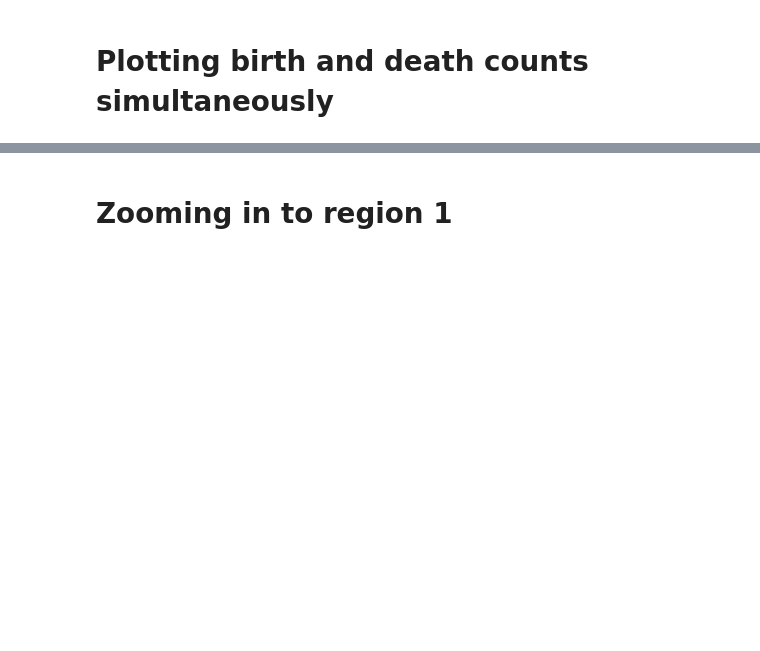
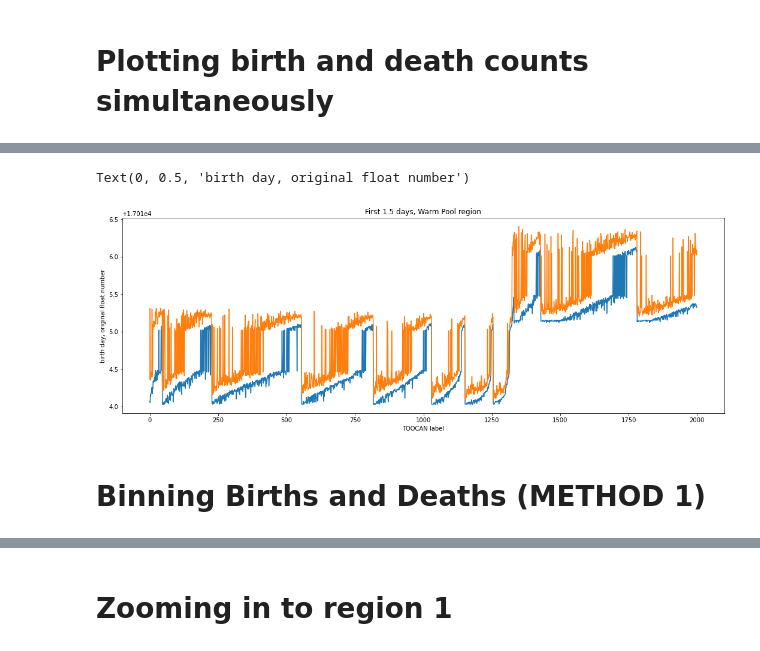
Before and after one commit to bfildier/stage-2023-rain-extremes-timing-intensity, a Jupyter notebook: scripts/start/MCS_properties/births_deaths.ipynb, the cells around one changed output, grey strips where cells are left out. Cells and saved outputs as stored; diff of their text form; code cells hidden in the pictures; blank space fills up the shorter version.

```diff
--- a/scripts/start/MCS_properties/births_deaths.ipynb
+++ b/scripts/start/MCS_properties/births_deaths.ipynb
@@ -348,0 +302,17 @@ checking if 12h-23h range is possible:
+# %%
+in_times_float = attr_list(toocan, "Utime_Init")
+end_times_float = attr_list(toocan, "Utime_End")
+N_toocan = len(in_times_float)
+N_MCS = 2000
+# plt.plot(np.arange(N_toocan),in_times_float)
+fig,ax = plt.subplots(figsize=(18,6))
+ax.plot(np.arange(N_MCS),in_times_float[:N_MCS])
+ax.plot(np.arange(N_MCS),end_times_float[:N_MCS])
+ax.set_title('First 1.5 days, Warm Pool region')
+ax.set_xlabel('TOOCAN label')
+ax.set_ylabel('birth day, original float number')
+# %% [output]
+Text(0, 0.5, 'birth day, original float number')
+[figure, added]
+# %% [markdown]
+# Binning Births and Deaths (METHOD 1)
```
Also changed, not shown: parts of 41 cells of this notebook, 2 other files.
